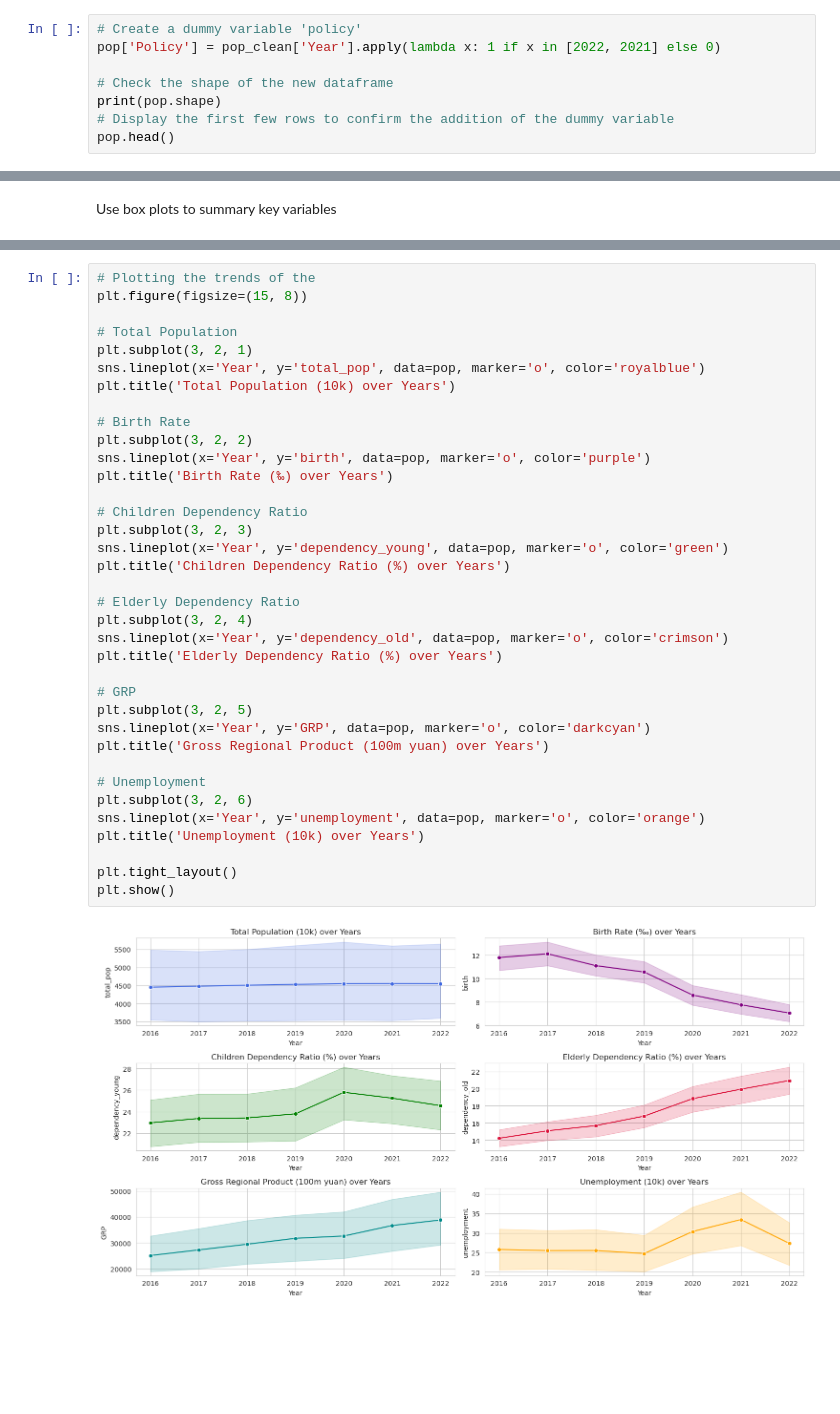
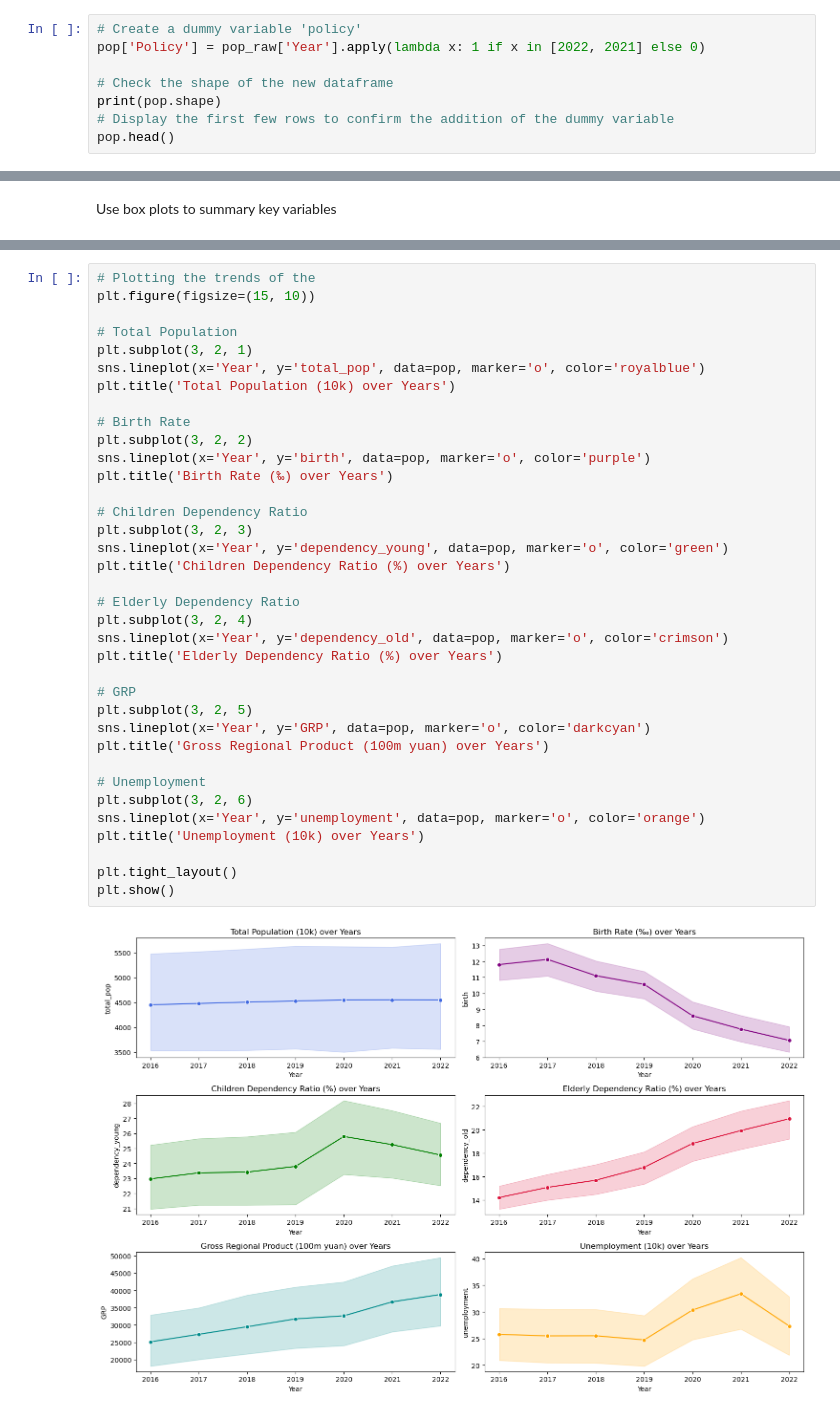
Before and after one commit to yarach71/Econ-323-Final-Project, a Jupyter notebook: Econ 323 Final Project.ipynb, the cells around one changed output, grey strips where cells are left out. Cells and saved outputs as stored; diff of their text form; blank space fills up the shorter version.

```diff
--- a/Econ 323 Final Project.ipynb
+++ b/Econ 323 Final Project.ipynb
@@ -93,7 +96,7 @@ print(pop.shape)
 (217, 18)
 # %%
 # Create a dummy variable 'policy'
-pop['Policy'] = pop_clean['Year'].apply(lambda x: 1 if x in [2022, 2021] else 0)
+pop['Policy'] = pop_raw['Year'].apply(lambda x: 1 if x in [2022, 2021] else 0)
 
 # Check the shape of the new dataframe
 print(pop.shape)
@@ -169,6 +172,6 @@ plt.show()
 # %%
 # Plotting the trends of the
-plt.figure(figsize=(15, 8))
+plt.figure(figsize=(15, 10))
 
 # Total Population
 plt.subplot(3, 2, 1)
@@ -176,31 +179,31 @@ sns.lineplot(x='Year', y='total_pop', data=pop, marker='o', color='royalblue')
 plt.title('Total Population (10k) over Years')
 
 # Birth Rate
 plt.subplot(3, 2, 2)
 sns.lineplot(x='Year', y='birth', data=pop, marker='o', color='purple')
 plt.title('Birth Rate (‰) over Years')
 
 # Children Dependency Ratio
 plt.subplot(3, 2, 3)
 sns.lineplot(x='Year', y='dependency_young', data=pop, marker='o', color='green')
 plt.title('Children Dependency Ratio (%) over Years')
 
 # Elderly Dependency Ratio
 plt.subplot(3, 2, 4)
 sns.lineplot(x='Year', y='dependency_old', data=pop, marker='o', color='crimson')
 plt.title('Elderly Dependency Ratio (%) over Years')
 
 # GRP
 plt.subplot(3, 2, 5)
 sns.lineplot(x='Year', y='GRP', data=pop, marker='o', color='darkcyan')
 plt.title('Gross Regional Product (100m yuan) over Years')
 
 # Unemployment
 plt.subplot(3, 2, 6)
 sns.lineplot(x='Year', y='unemployment', data=pop, marker='o', color='orange')
 plt.title('Unemployment (10k) over Years')
 
 plt.tight_layout()
 plt.show()
 # %% [output]
-[figure, old version]
+[figure, new version]
```
Also changed, not shown: parts of 9 cells of this notebook.
